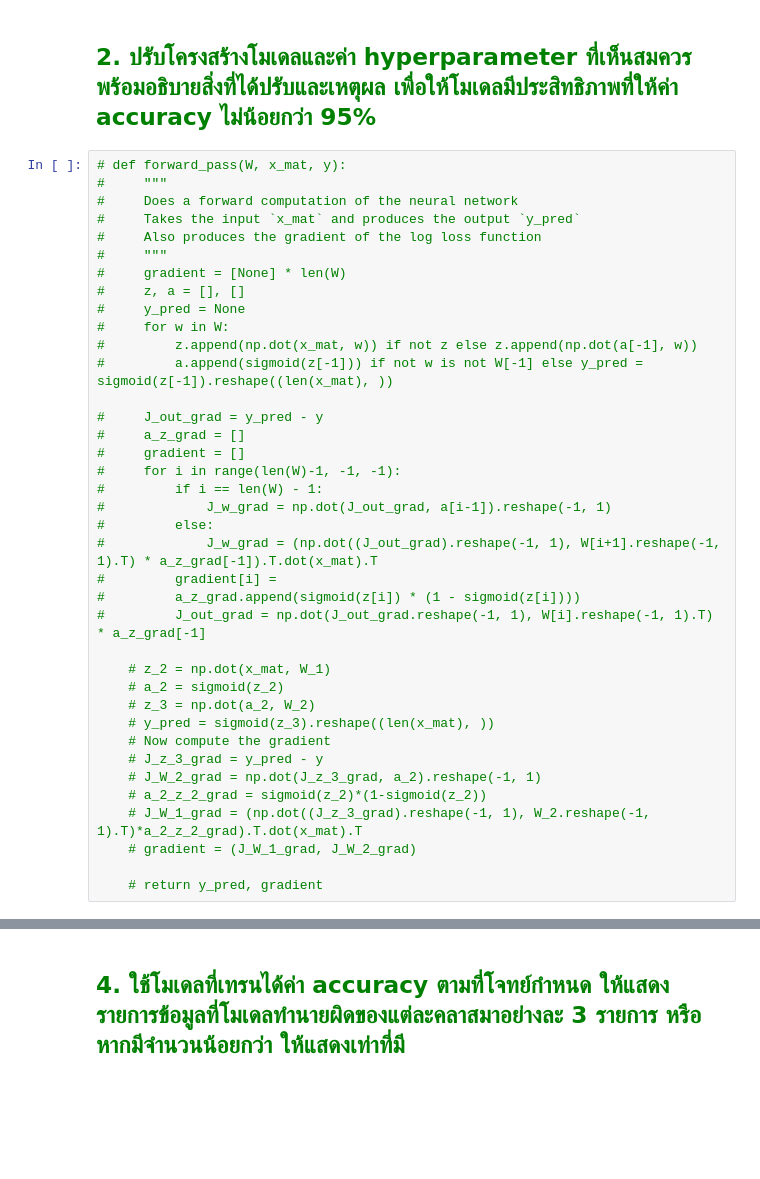
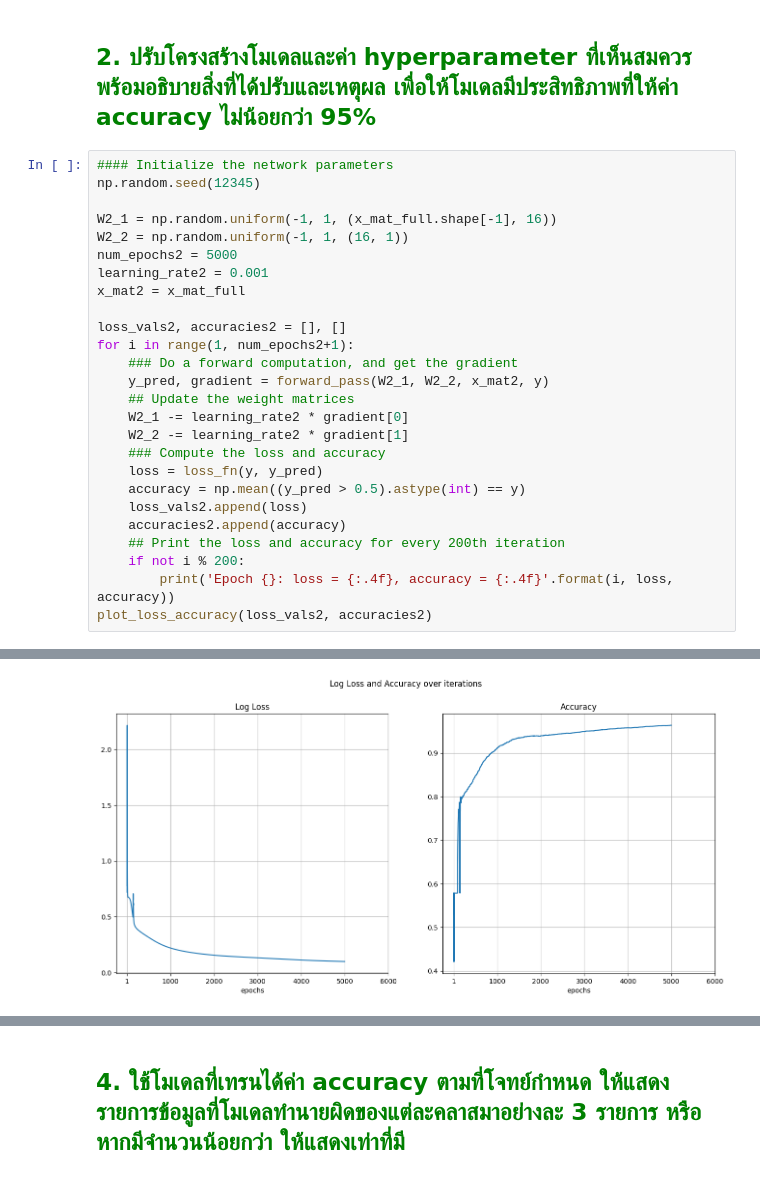
Before and after one commit to zoneul/dl, a Jupyter notebook: 03_Backprop_Exercise.ipynb, the cells around one changed output, grey strips where cells are left out. Saved outputs shown, nothing was run; the diff lists cells and outputs as text; blank space fills up the shorter version.

```diff
--- a/03_Backprop_Exercise.ipynb
+++ b/03_Backprop_Exercise.ipynb
@@ -148,40 +161,29 @@ Epoch 400: loss = 0.6601, accuracy = 0.5785
 # %% [markdown]
 ## <span style="color: green;">2. ปรับโครงสร้างโมเดลและค่า hyperparameter ที่เห็นสมควร พร้อมอธิบายสิ่งที่ได้ปรับและเหตุผล เพื่อให้โมเดลมีประสิทธิภาพที่ให้ค่า accuracy ไม่น้อยกว่า 95%</span>
-# %%
-# def forward_pass(W, x_mat, y):
-#     """
-#     Does a forward computation of the neural network
-#     Takes the input `x_mat` and produces the output `y_pred`
-#     Also produces the gradient of the log loss function
-#     """
-#     gradient = [None] * len(W)
-#     z, a = [], []
-#     y_pred = None
-#     for w in W:
-#         z.append(np.dot(x_mat, w)) if not z else z.append(np.dot(a[-1], w))
-#         a.append(sigmoid(z[-1])) if not w is not W[-1] else y_pred = sigmoid(z[-1]).reshape((len(x_mat), ))
-
-#     J_out_grad = y_pred - y
-#     a_z_grad = []
-#     gradient = []
-#     for i in range(len(W)-1, -1, -1):
-#         if i == len(W) - 1:
-#             J_w_grad = np.dot(J_out_grad, a[i-1]).reshape(-1, 1)
-#         else:
-#             J_w_grad = (np.dot((J_out_grad).reshape(-1, 1), W[i+1].reshape(-1, 1).T) * a_z_grad[-1]).T.dot(x_mat).T
-#         gradient[i] =
-#         a_z_grad.append(sigmoid(z[i]) * (1 - sigmoid(z[i])))
-#         J_out_grad = np.dot(J_out_grad.reshape(-1, 1), W[i].reshape(-1, 1).T) * a_z_grad[-1]
-
-    # z_2 = np.dot(x_mat, W_1)
-    # a_2 = sigmoid(z_2)
-    # z_3 = np.dot(a_2, W_2)
-    # y_pred = sigmoid(z_3).reshape((len(x_mat), ))
-    # Now compute the gradient
-    # J_z_3_grad = y_pred - y
-    # J_W_2_grad = np.dot(J_z_3_grad, a_2).reshape(-1, 1)
-    # a_2_z_2_grad = sigmoid(z_2)*(1-sigmoid(z_2))
-    # J_W_1_grad = (np.dot((J_z_3_grad).reshape(-1, 1), W_2.reshape(-1, 1).T)*a_2_z_2_grad).T.dot(x_mat).T
-    # gradient = (J_W_1_grad, J_W_2_grad)
-
-    # return y_pred, gradient
+# %%
+#### Initialize the network parameters
+np.random.seed(12345)
+
+W2_1 = np.random.uniform(-1, 1, (x_mat_full.shape[-1], 16))
+W2_2 = np.random.uniform(-1, 1, (16, 1))
+num_epochs2 = 5000
+learning_rate2 = 0.001
+x_mat2 = x_mat_full
+
+loss_vals2, accuracies2 = [], []
+for i in range(1, num_epochs2+1):
+    ### Do a forward computation, and get the gradient
+    y_pred, gradient = forward_pass(W2_1, W2_2, x_mat2, y)
+    ## Update the weight matrices
+    W2_1 -= learning_rate2 * gradient[0]
+    W2_2 -= learning_rate2 * gradient[1]
+    ### Compute the loss and accuracy
+    loss = loss_fn(y, y_pred)
+    accuracy = np.mean((y_pred > 0.5).astype(int) == y)
+    loss_vals2.append(loss)
+    accuracies2.append(accuracy)
+    ## Print the loss and accuracy for every 200th iteration
+    if not i % 200:
+        print('Epoch {}: loss = {:.4f}, accuracy = {:.4f}'.format(i, loss, accuracy))
+plot_loss_accuracy(loss_vals2, accuracies2)
+# %% [output]
@@ -187,0 +207 @@ Epoch 400: loss = 0.6601, accuracy = 0.5785
+[figure, added]
```
Also changed, not shown: parts of 12 cells of this notebook.
